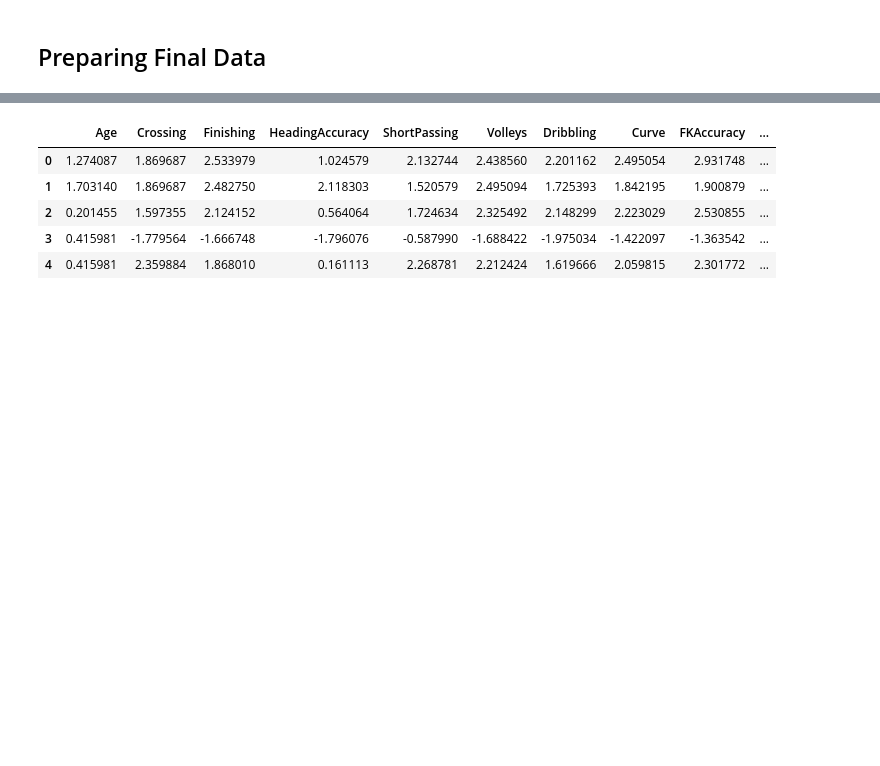
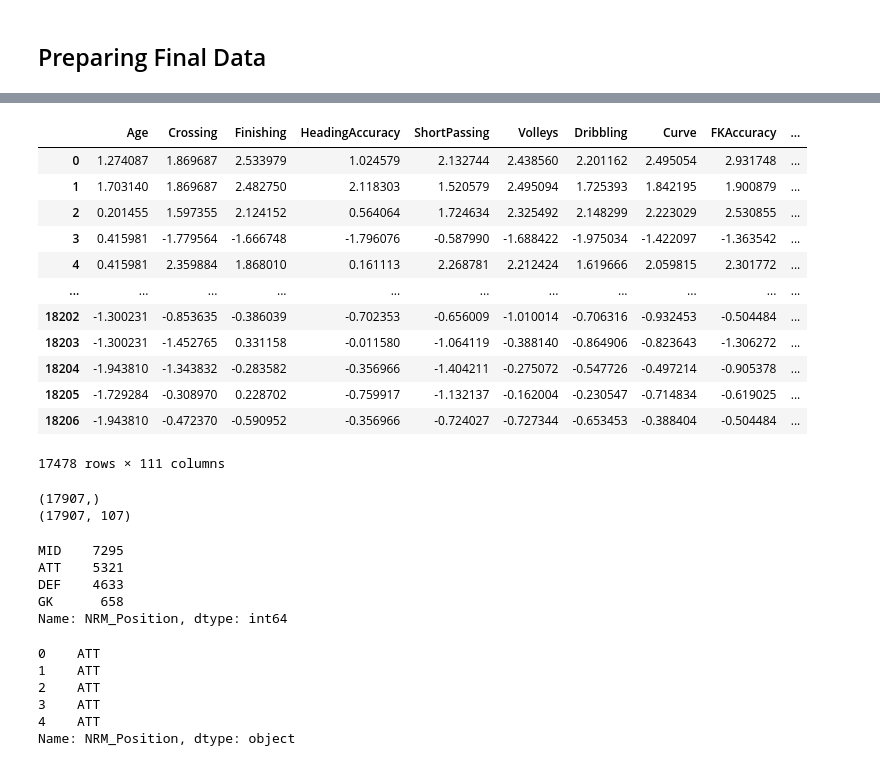
Before and after one commit to John-Slack/SEIS_763_Fifa_Values, a Jupyter notebook: Data/DataCleaningScripts/dataCleansing_ml.ipynb, the cells around one changed output, grey strips where cells are left out. Drawn from its saved outputs; the diff is of its cells as text; code cells hidden in the pictures; blank space fills up the shorter version.

```diff
--- a/Data/DataCleaningScripts/dataCleansing_ml.ipynb
+++ b/Data/DataCleaningScripts/dataCleansing_ml.ipynb
@@ -640,15 +705,38 @@ print(y_1.shape)
 (17478,)
 # %%
-X_1.head()
+X_1
 # %% [output]
 |  | Age | Crossing | Finishing | HeadingAccuracy | ShortPassing | Volleys | Dribbling | Curve | FKAccuracy | ... |
 | 0 | 1.274087 | 1.869687 | 2.533979 | 1.024579 | 2.132744 | 2.438560 | 2.201162 | 2.495054 | 2.931748 | ... |
 | 1 | 1.703140 | 1.869687 | 2.482750 | 2.118303 | 1.520579 | 2.495094 | 1.725393 | 1.842195 | 1.900879 | ... |
 | 2 | 0.201455 | 1.597355 | 2.124152 | 0.564064 | 1.724634 | 2.325492 | 2.148299 | 2.223029 | 2.530855 | ... |
 | 3 | 0.415981 | -1.779564 | -1.666748 | -1.796076 | -0.587990 | -1.688422 | -1.975034 | -1.422097 | -1.363542 | ... |
 | 4 | 0.415981 | 2.359884 | 1.868010 | 0.161113 | 2.268781 | 2.212424 | 1.619666 | 2.059815 | 2.301772 | ... |
+| ... | ... | ... | ... | ... | ... | ... | ... | ... | ... | ... |
+| 18202 | -1.300231 | -0.853635 | -0.386039 | -0.702353 | -0.656009 | -1.010014 | -0.706316 | -0.932453 | -0.504484 | ... |
+| 18203 | -1.300231 | -1.452765 | 0.331158 | -0.011580 | -1.064119 | -0.388140 | -0.864906 | -0.823643 | -1.306272 | ... |
+| 18204 | -1.943810 | -1.343832 | -0.283582 | -0.356966 | -1.404211 | -0.275072 | -0.547726 | -0.497214 | -0.905378 | ... |
+| 18205 | -1.729284 | -0.308970 | 0.228702 | -0.759917 | -1.132137 | -0.162004 | -0.230547 | -0.714834 | -0.619025 | ... |
+| 18206 | -1.943810 | -0.472370 | -0.590952 | -0.356966 | -0.724027 | -0.727344 | -0.653453 | -0.388404 | -0.504484 | ... |
+17478 rows × 111 columns
 # %%
 #=========== Preparing Data ======================#
 #y = y_1
 y = y_svm
 X = x_df.drop(['NRM_Position_ATT','NRM_Position_GK','NRM_Position_MID','NRM_Position_DEF'],axis=1)
+# %%
+print(y.shape)
+print(X.shape)
+# %% [output]
+(17907,)
+(17907, 107)
+# %%
+#=========== Unbalanced Data ======================#
+
+y.value_counts()
+# %% [output]
+MID    7295
+ATT    5321
+DEF    4633
+GK      658
+Name: NRM_Position, dtype: int64
@@ -654,0 +750,10 @@ X = x_df.drop(['NRM_Position_ATT','NRM_Position_GK','NRM_Position_MID','NRM_Posi
+# %%
+X.head()
+y.head()
+# %% [output]
+0    ATT
+1    ATT
+2    ATT
+3    ATT
+4    ATT
+Name: NRM_Position, dtype: object
```
Also changed, not shown: parts of 38 cells of this notebook.
